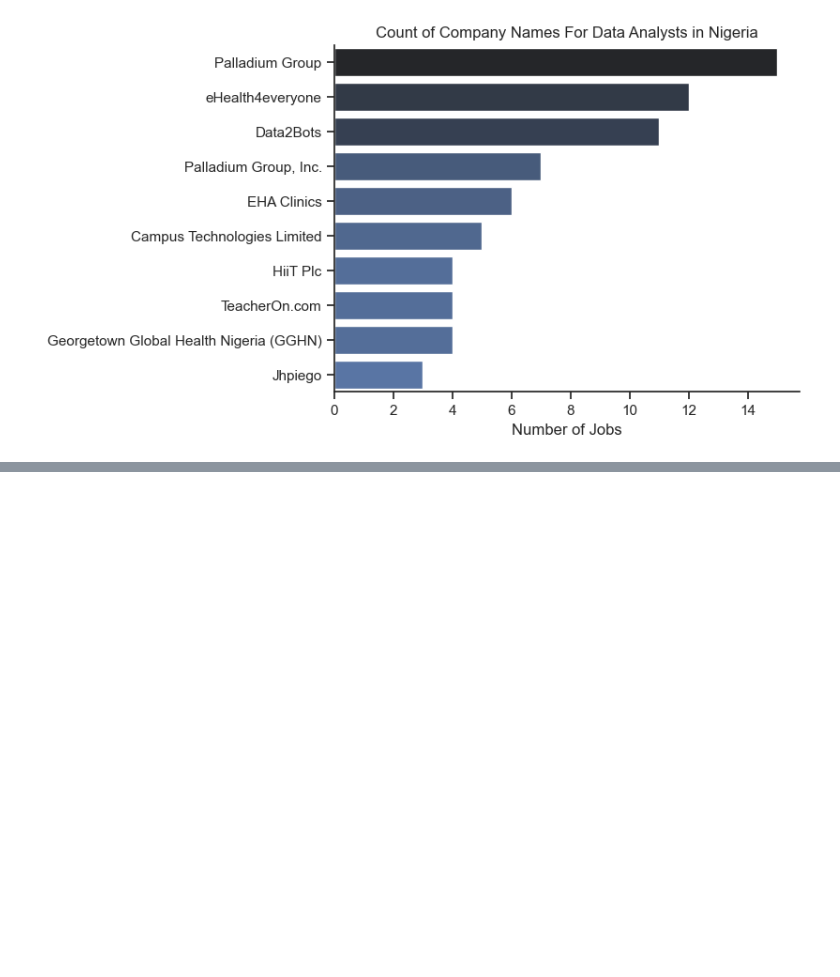
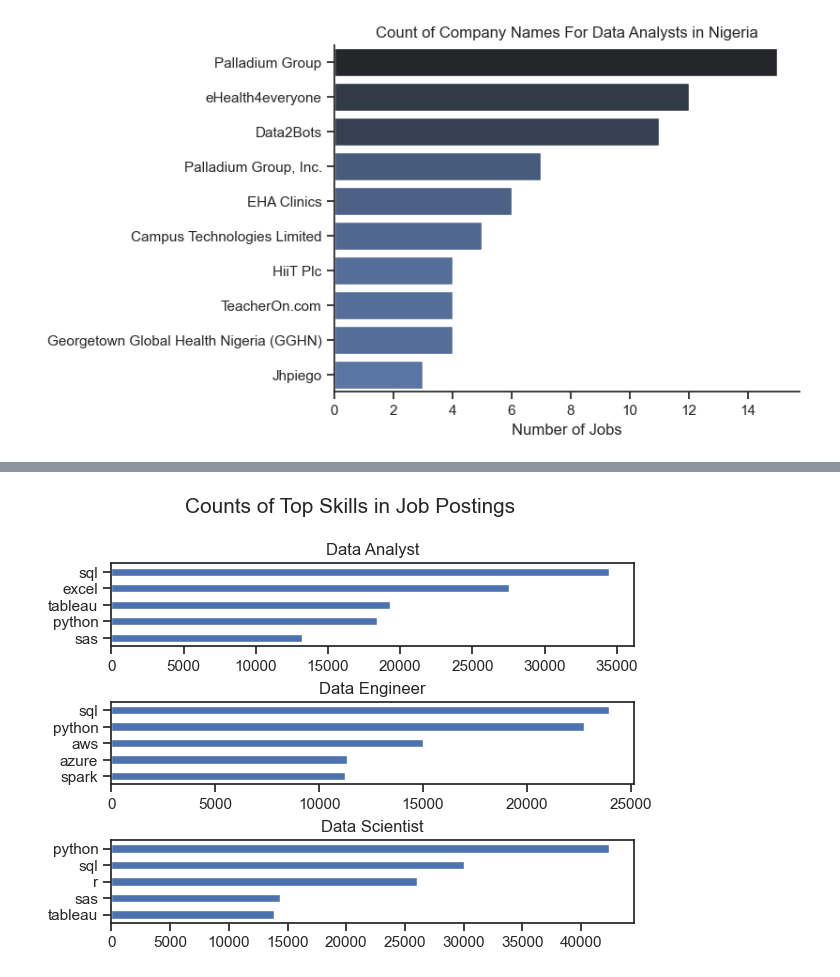
Before and after one commit to bfane/python_data_project, a Jupyter notebook: Python_project/1_EDA_intro.ipynb, the cells around one changed output, grey strips where cells are left out. Drawn from its saved outputs; the diff is of its cells as text; code cells hidden in the pictures; blank space fills up the shorter version.

```diff
--- a/Python_project/1_EDA_intro.ipynb
+++ b/Python_project/1_EDA_intro.ipynb
@@ -169,0 +192,4 @@ plt.show()
+# %%
+df_skills_count=df_skills.groupby(['job_title_short','job_skills']).size().reset_index(name='skill_count')
+# %%
+df_skills_count.sort_values(by='skill_count', ascending=False,inplace=True)
@@ -169,0 +225,17 @@ plt.show()
+# %%
+job_titles=df_skills_count['job_title_short'].unique().tolist()[0:3]
+# %%
+job_titles=sorted(job_titles)
+# %%
+fig, ax = plt.subplots(len(job_titles),1)
+
+for i, job_title in enumerate(job_titles):
+    df_plot2 = df_skills_count[df_skills_count['job_title_short']== job_title].head(5)
+    df_plot2.plot(kind='barh',y='skill_count', x='job_skills',ax=ax[i],title=job_title)
+    ax[i].invert_yaxis()
+    ax[i].set_ylabel('')
+    ax[i].legend().set_visible(False)
+fig.suptitle('Counts of Top Skills in Job Postings', fontsize=15)
+plt.tight_layout(h_pad=0.5)
+# %% [output]
+[figure, added]
```
Also changed, not shown: parts of 16 cells of this notebook, 2 other files.
